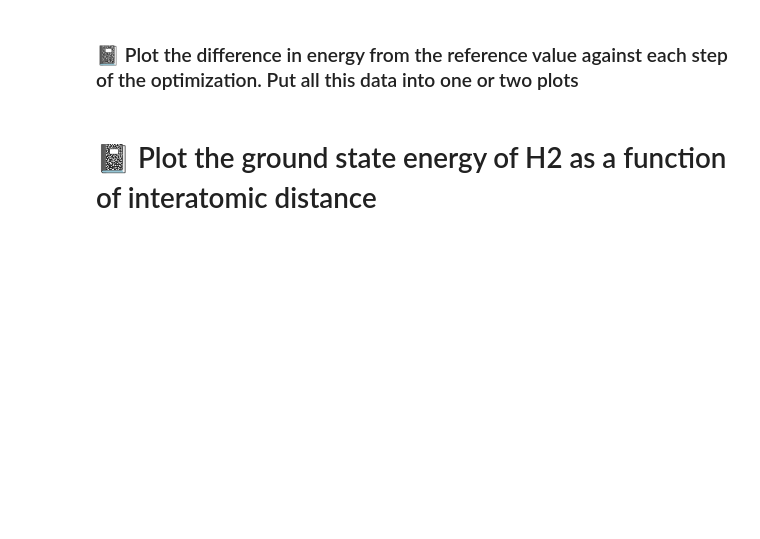
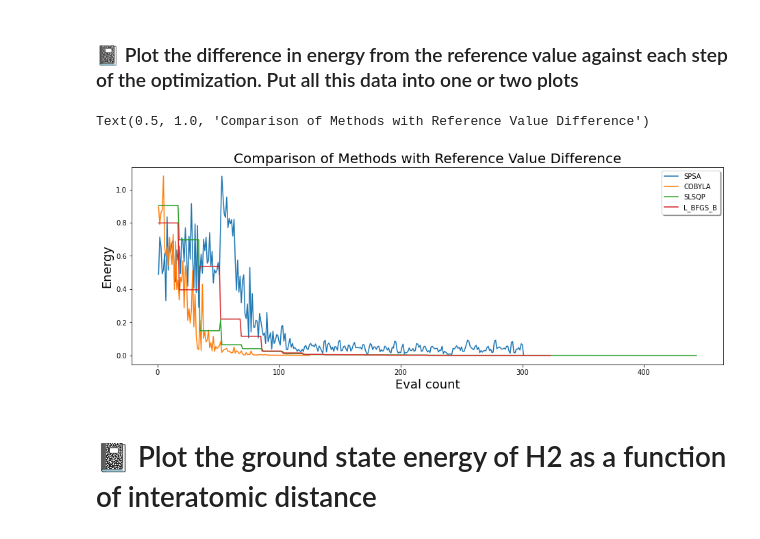
Before and after one commit to thefacemyer/David-Facemyer-QC-HW, a Jupyter notebook: Lab-4 Variational Quantum Eigensolver/Lab-4_Calculating-Molecular-Ground-States.ipynb, the cells around one changed output. Drawn from its saved outputs; the diff is of its cells as text; code cells hidden in the pictures; blank space fills up the shorter version.

```diff
--- a/Lab-4 Variational Quantum Eigensolver/Lab-4_Calculating-Molecular-Ground-States.ipynb
+++ b/Lab-4 Variational Quantum Eigensolver/Lab-4_Calculating-Molecular-Ground-States.ipynb
@@ -196,10 +243,23 @@ Feel free to read more about these optimizers [L_BFGS_B](https://qiskit.org/docu
 # %%
 #Modify the data you've gathered above using the reference value calculated with the NumpyMinimumEigenSolver()
 #
 #
 # Your code goes here
 #
 #
+fig = plt.figure(figsize=(12, 4))
+ax = fig.add_axes([1,1,1,1])
+ax.plot(counts, values-ref_value, label=r"SPSA")
+ax.plot(counts_cobyla, values_cobyla-ref_value, label=r"COBYLA")
+ax.plot(counts_slsqp, values_slsqp-ref_value, label=r"SLSQP")
+ax.plot(counts_lbfgsb, values_lbfgsb-ref_value, label=r"L_BFGS_B")
+ax.set_xlabel('Eval count', size=18)
+ax.set_ylabel('Energy', size=18)
+ax.legend(shadow=True, fancybox=True)
+ax.set_title('Comparison of Methods with Reference Value Difference', size=20)
+# %% [output]
+Text(0.5, 1.0, 'Comparison of Methods with Reference Value Difference')
+[figure, added]
 # %% [markdown]
 # &#128211; Plot the ground state energy of H2 as a function of interatomic distance
 # %%
```
Also changed, not shown: parts of 5 cells of this notebook.
